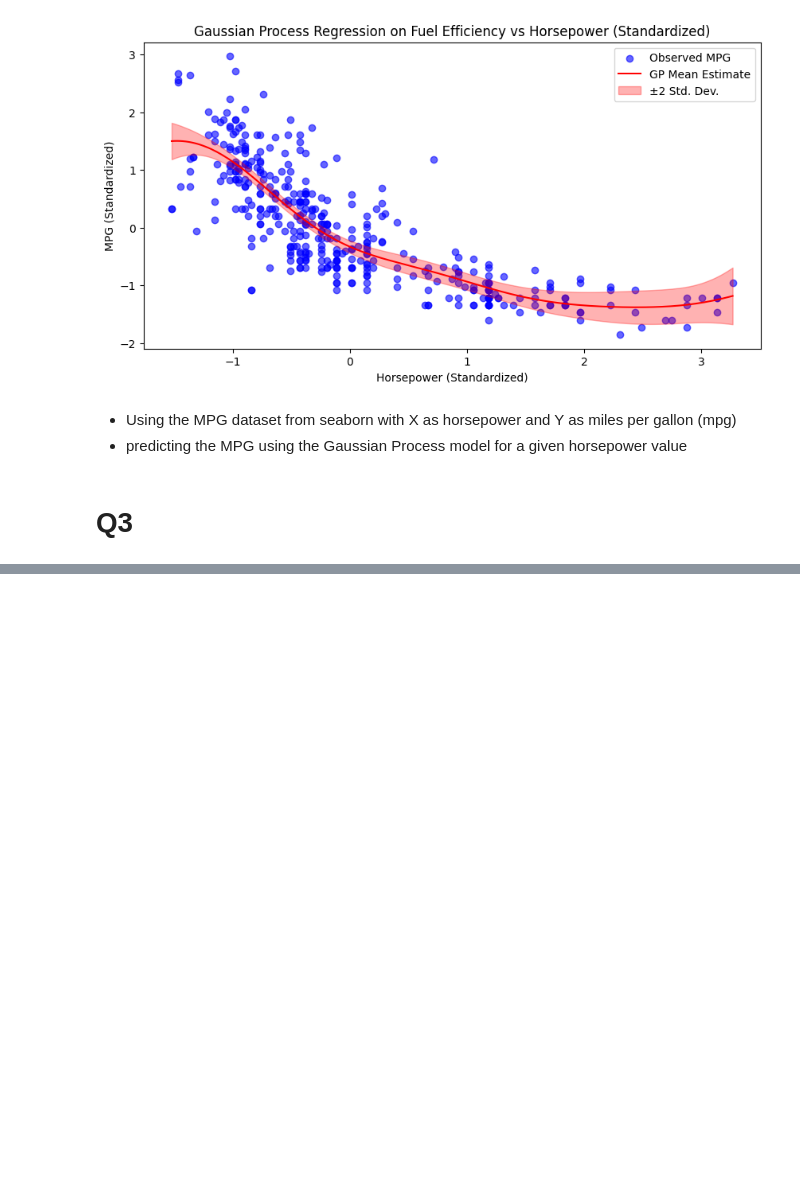
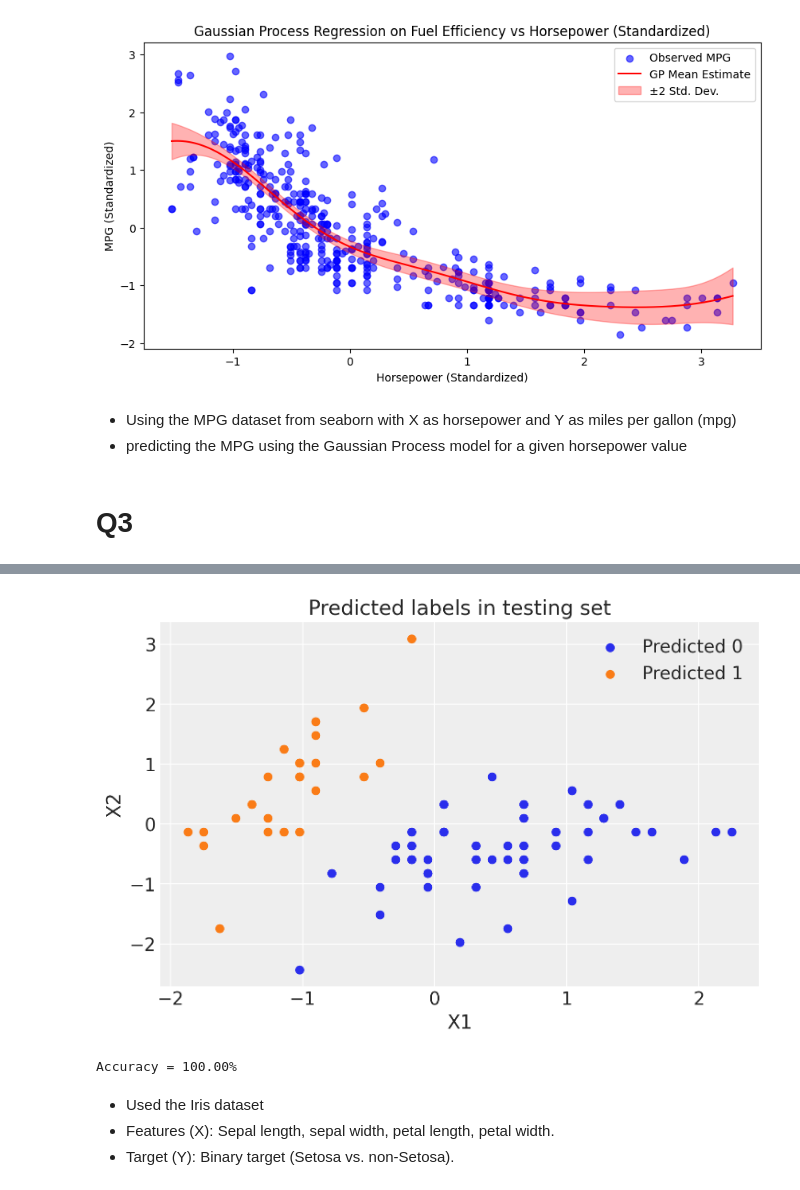
Before and after one commit to Emmnmm/sta365hw10, a Jupyter notebook: Copy_of_HW10.ipynb, the cells around one changed output, grey strips where cells are left out. Saved outputs shown, nothing was run; the diff lists cells and outputs as text; code cells hidden in the pictures; blank space fills up the shorter version.

```diff
--- a/Copy_of_HW10.ipynb
+++ b/Copy_of_HW10.ipynb
@@ -129,0 +207,28 @@ plt.xlabel("iteration");
+# %%
+def sample_posterior_predictive(X_test, Y_test, trace, n_hidden=5):
+    coords = {
+        "hidden_layer_1": np.arange(n_hidden),
+        "hidden_layer_2": np.arange(n_hidden),
+        "train_cols": np.arange(X_test.shape[1]),
+        "obs_id": np.arange(X_test.shape[0]),
+    }
+    with pm.Model(coords=coords):
+
+        ann_input = X_test
+        ann_output = Y_test
+
+        weights_in_1 = pm.Flat("w_in_1", dims=("train_cols", "hidden_layer_1"))
+        weights_1_2 = pm.Flat("w_1_2", dims=("hidden_layer_1", "hidden_layer_2"))
+        weights_2_out = pm.Flat("w_2_out", dims="hidden_layer_2")
+
+        # Build neural-network using tanh activation function
+        act_1 = pm.math.tanh(pm.math.dot(ann_input, weights_in_1))
+        act_2 = pm.math.tanh(pm.math.dot(act_1, weights_1_2))
+        act_out = pm.math.sigmoid(pm.math.dot(act_2, weights_2_out))
+
+        # Binary classification -> Bernoulli likelihood
+        out = pm.Bernoulli("out", act_out, observed=ann_output)
+        return pm.sample_posterior_predictive(trace)
+
+
+ppc = sample_posterior_predictive(X_test, Y_test, trace)
@@ -129,0 +238,19 @@ plt.xlabel("iteration");
+# %%
+pred = ppc.posterior_predictive["out"].mean(("chain", "draw")) > 0.5
+# %%
+fig, ax = plt.subplots()
+ax.scatter(X_test[pred == 0, 0], X_test[pred == 0, 1], color="C0", label="Predicted 0")
+ax.scatter(X_test[pred == 1, 0], X_test[pred == 1, 1], color="C1", label="Predicted 1")
+sns.despine()
+ax.legend()
+ax.set(title="Predicted labels in testing set", xlabel="X1", ylabel="X2");
+# %% [output]
+[figure, added]
+# %%
+print(f"Accuracy = {(Y_test == pred.values).mean() * 100:.2f}%")
+# %% [output]
+Accuracy = 100.00%
+# %% [markdown]
+- Used the Iris dataset
+- Features (X): Sepal length, sepal width, petal length, petal width.
+- Target (Y): Binary target (Setosa vs. non-Setosa).
```
Also changed, not shown: parts of 10 cells of this notebook.
